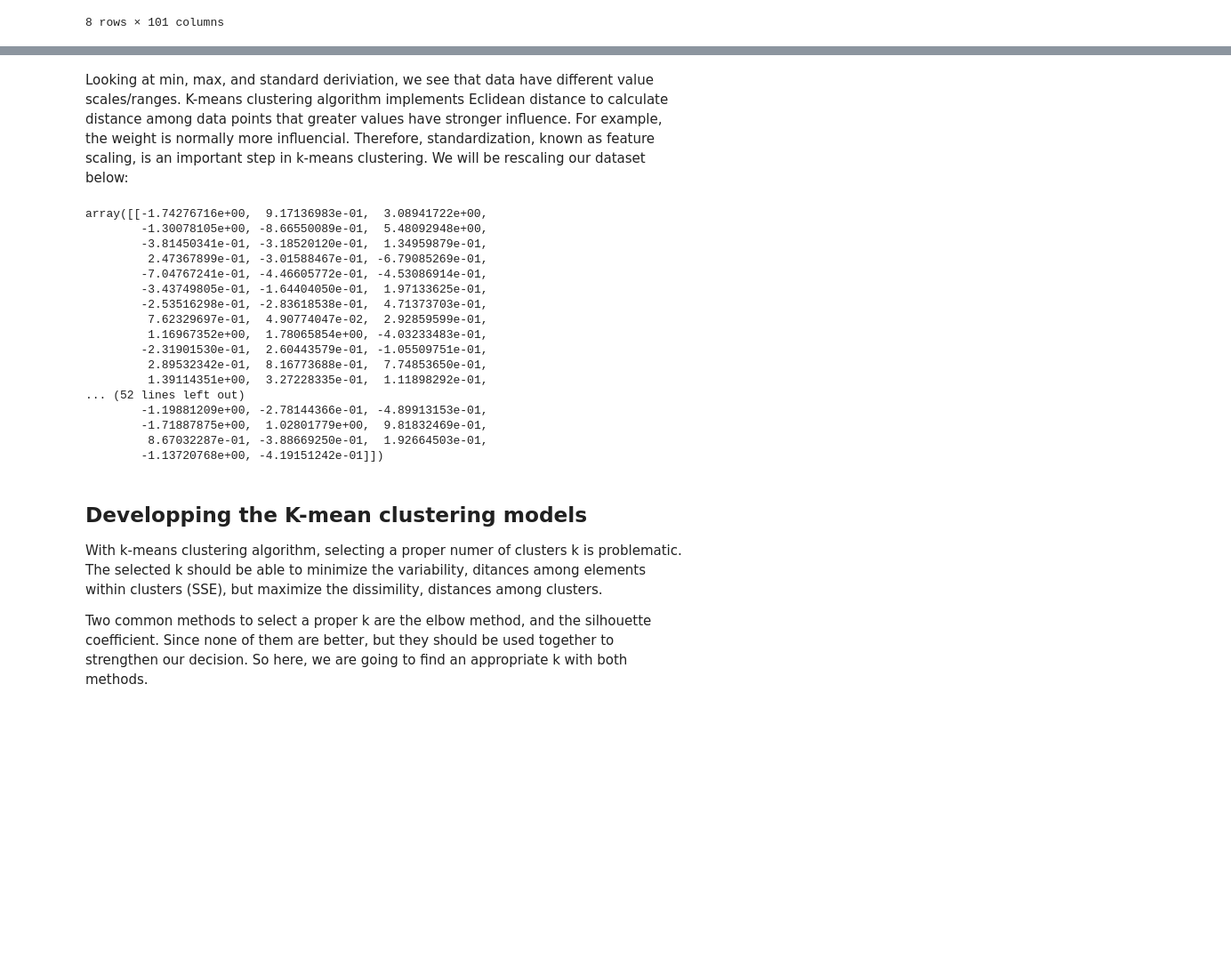
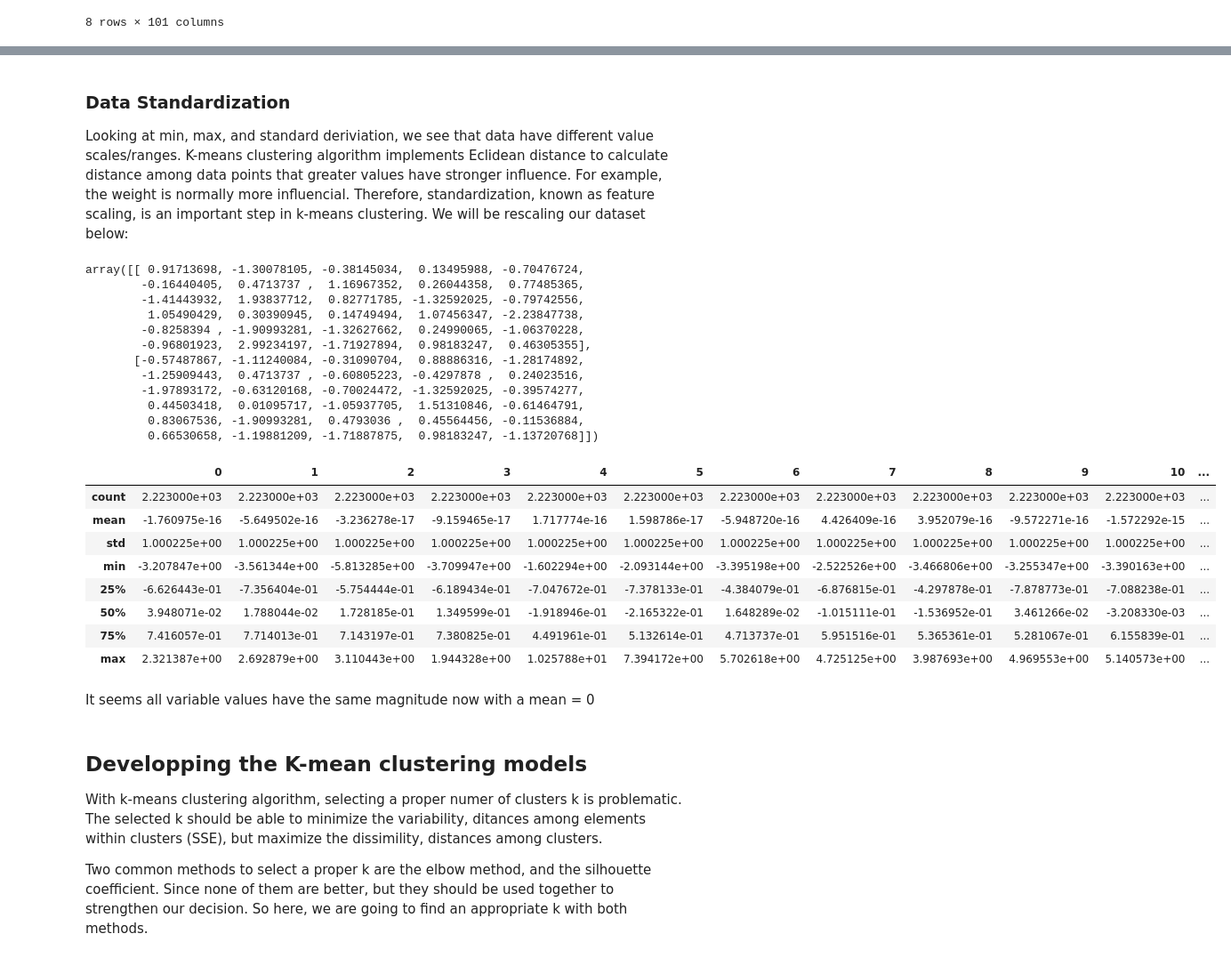
Before and after one commit to HuyenNguyenHelen/INFO-5505---Machine-learning, a Jupyter notebook: HuyenNguyen_Assignment_3.ipynb, the cells around one changed output, grey strips where cells are left out. Shown: that part at 89% size. Cells and saved outputs as stored; diff of their text form; code cells hidden in the pictures; blank space fills up the shorter version.

```diff
--- a/HuyenNguyen_Assignment_3.ipynb
+++ b/HuyenNguyen_Assignment_3.ipynb
@@ -43,29 +52,42 @@ data.describe()
+# %%
+selected_variables = ['Age_mean', 'Albumin_median', 'ALSFRS_slope', 'ALSFRS_Total_median', 'ALT.SGPT._median', 'AST.SGOT._median', 'Bicarbonate_median', 'Blood.Urea.Nitrogen..BUN._median', 'bp_diastolic_median', 'bp_systolic_median', 'Calcium_median', 'Chloride_median', 'Creatinine_median', 'Gender_mean', 'Glucose_median', 'hands_median', 'Hematocrit_median', 'Hemoglobin_median', 'leg_median', 'mouth_median', 'onset_delta_mean', 'onset_site_mean', 'Platelets_median','Potassium_median', 'pulse_median', 'respiratory_median', 'Sodium_median', 'SubjectID', 'trunk_median', 'Urine.Ph_median']
 # %% [markdown]
+### Data Standardization
 Looking at min, max, and standard deriviation, we see that data have different value scales/ranges. K-means clustering algorithm implements Eclidean distance to calculate distance among data points that greater values have stronger influence. For example, the weight is normally more influencial. Therefore, standardization, known as feature scaling, is an important step in k-means clustering. We will be rescaling our dataset below:
 # %%
 # Scale data
 from sklearn.preprocessing import StandardScaler
 scaler = StandardScaler()
-scaled_data= scaler.fit_transform(data)
+scaled_data= scaler.fit_transform(data[selected_variables])
 scaled_data[:2]
 # %% [output]
-array([[-1.74276716e+00,  9.17136983e-01,  3.08941722e+00,
-        -1.30078105e+00, -8.66550089e-01,  5.48092948e+00,
-        -3.81450341e-01, -3.18520120e-01,  1.34959879e-01,
-         2.47367899e-01, -3.01588467e-01, -6.79085269e-01,
-        -7.04767241e-01, -4.46605772e-01, -4.53086914e-01,
-        -3.43749805e-01, -1.64404050e-01,  1.97133625e-01,
-        -2.53516298e-01, -2.83618538e-01,  4.71373703e-01,
-         7.62329697e-01,  4.90774047e-02,  2.92859599e-01,
-         1.16967352e+00,  1.78065854e+00, -4.03233483e-01,
-        -2.31901530e-01,  2.60443579e-01, -1.05509751e-01,
-         2.89532342e-01,  8.16773688e-01,  7.74853650e-01,
-         1.39114351e+00,  3.27228335e-01,  1.11898292e-01,
-... (52 lines left out)
-        -1.19881209e+00, -2.78144366e-01, -4.89913153e-01,
-        -1.71887875e+00,  1.02801779e+00,  9.81832469e-01,
-         8.67032287e-01, -3.88669250e-01,  1.92664503e-01,
-        -1.13720768e+00, -4.19151242e-01]])
+array([[ 0.91713698, -1.30078105, -0.38145034,  0.13495988, -0.70476724,
+        -0.16440405,  0.4713737 ,  1.16967352,  0.26044358,  0.77485365,
+        -1.41443932,  1.93837712,  0.82771785, -1.32592025, -0.79742556,
+         1.05490429,  0.30390945,  0.14749494,  1.07456347, -2.23847738,
+        -0.8258394 , -1.90993281, -1.32627662,  0.24990065, -1.06370228,
+        -0.96801923,  2.99234197, -1.71927894,  0.98183247,  0.46305355],
+       [-0.57487867, -1.11240084, -0.31090704,  0.88886316, -1.28174892,
+        -1.25909443,  0.4713737 , -0.60805223, -0.4297878 ,  0.24023516,
+        -1.97893172, -0.63120168, -0.70024472, -1.32592025, -0.39574277,
+         0.44503418,  0.01095717, -1.05937705,  1.51310846, -0.61464791,
+         0.83067536, -1.90993281,  0.4793036 ,  0.45564456, -0.11536884,
+         0.66530658, -1.19881209, -1.71887875,  0.98183247, -1.13720768]])
+# %%
+# Explore some basic statistics of the scaled data
+pd.DataFrame(scaled_data).describe()
+# %% [output]
+|  | 0 | 1 | 2 | 3 | 4 | 5 | 6 | 7 | 8 | 9 | 10 | ... |
+| count | 2.223000e+03 | 2.223000e+03 | 2.223000e+03 | 2.223000e+03 | 2.223000e+03 | 2.223000e+03 | 2.223000e+03 | 2.223000e+03 | 2.223000e+03 | 2.223000e+03 | 2.223000e+03 | ... |
+| mean | -1.760975e-16 | -5.649502e-16 | -3.236278e-17 | -9.159465e-17 | 1.717774e-16 | 1.598786e-17 | -5.948720e-16 | 4.426409e-16 | 3.952079e-16 | -9.572271e-16 | -1.572292e-15 | ... |
+| std | 1.000225e+00 | 1.000225e+00 | 1.000225e+00 | 1.000225e+00 | 1.000225e+00 | 1.000225e+00 | 1.000225e+00 | 1.000225e+00 | 1.000225e+00 | 1.000225e+00 | 1.000225e+00 | ... |
+| min | -3.207847e+00 | -3.561344e+00 | -5.813285e+00 | -3.709947e+00 | -1.602294e+00 | -2.093144e+00 | -3.395198e+00 | -2.522526e+00 | -3.466806e+00 | -3.255347e+00 | -3.390163e+00 | ... |
+| 25% | -6.626443e-01 | -7.356404e-01 | -5.754444e-01 | -6.189434e-01 | -7.047672e-01 | -7.378133e-01 | -4.384079e-01 | -6.876815e-01 | -4.297878e-01 | -7.878773e-01 | -7.088238e-01 | ... |
+| 50% | 3.948071e-02 | 1.788044e-02 | 1.728185e-01 | 1.349599e-01 | -1.918946e-01 | -2.165322e-01 | 1.648289e-02 | -1.015111e-01 | -1.536952e-01 | 3.461266e-02 | -3.208330e-03 | ... |
+| 75% | 7.416057e-01 | 7.714013e-01 | 7.143197e-01 | 7.380825e-01 | 4.491961e-01 | 5.132614e-01 | 4.713737e-01 | 5.951516e-01 | 5.365361e-01 | 5.281067e-01 | 6.155839e-01 | ... |
+| max | 2.321387e+00 | 2.692879e+00 | 3.110443e+00 | 1.944328e+00 | 1.025788e+01 | 7.394172e+00 | 5.702618e+00 | 4.725125e+00 | 3.987693e+00 | 4.969553e+00 | 5.140573e+00 | ... |
+# %% [markdown]
+It seems all variable values have the same magnitude now with a mean = 0
 # %% [markdown]
 ## Developping the K-mean clustering models
 With k-means clustering algorithm, selecting a proper numer of clusters k is problematic. The selected k should be able to minimize the variability, ditances among elements within clusters (SSE), but maximize the dissimility, distances among clusters.
```
Also changed, not shown: parts of 18 cells of this notebook.
